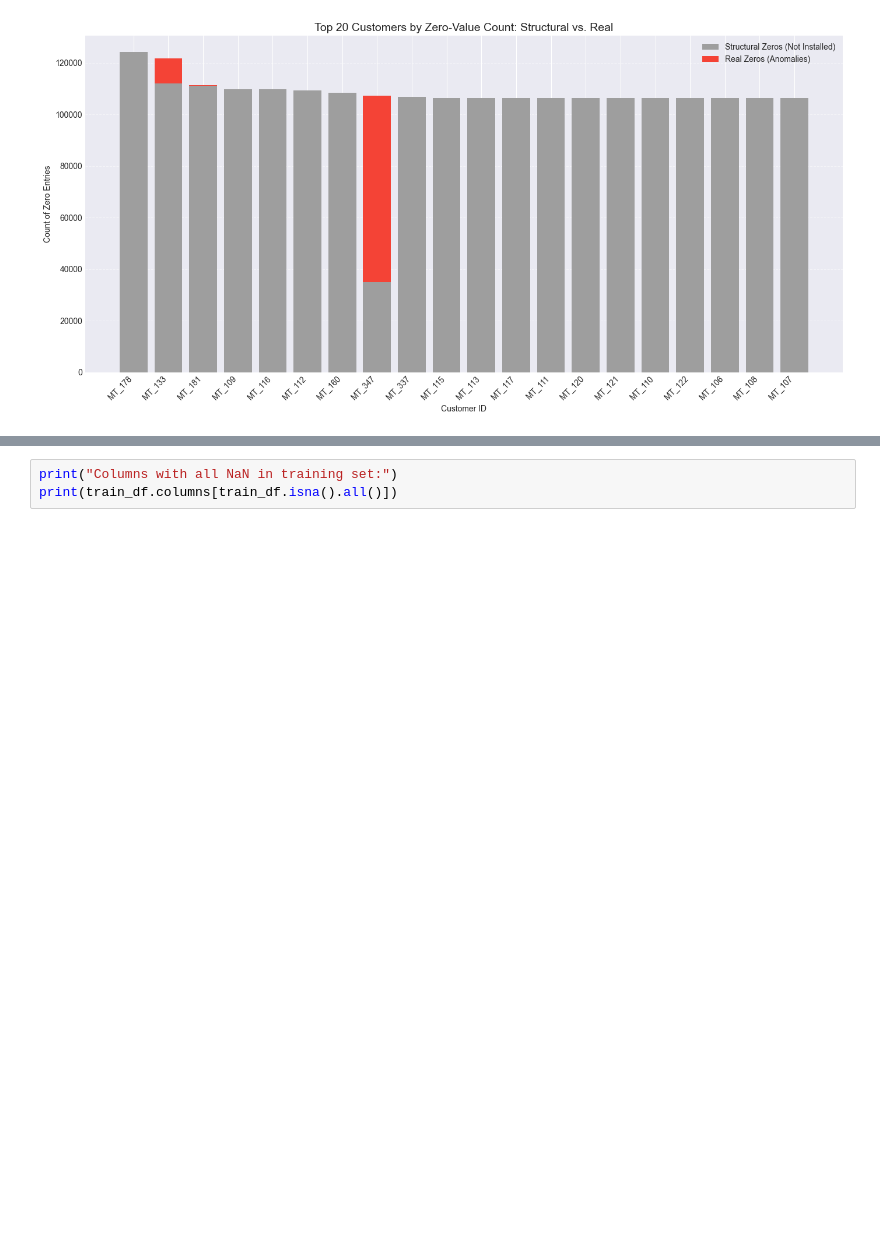
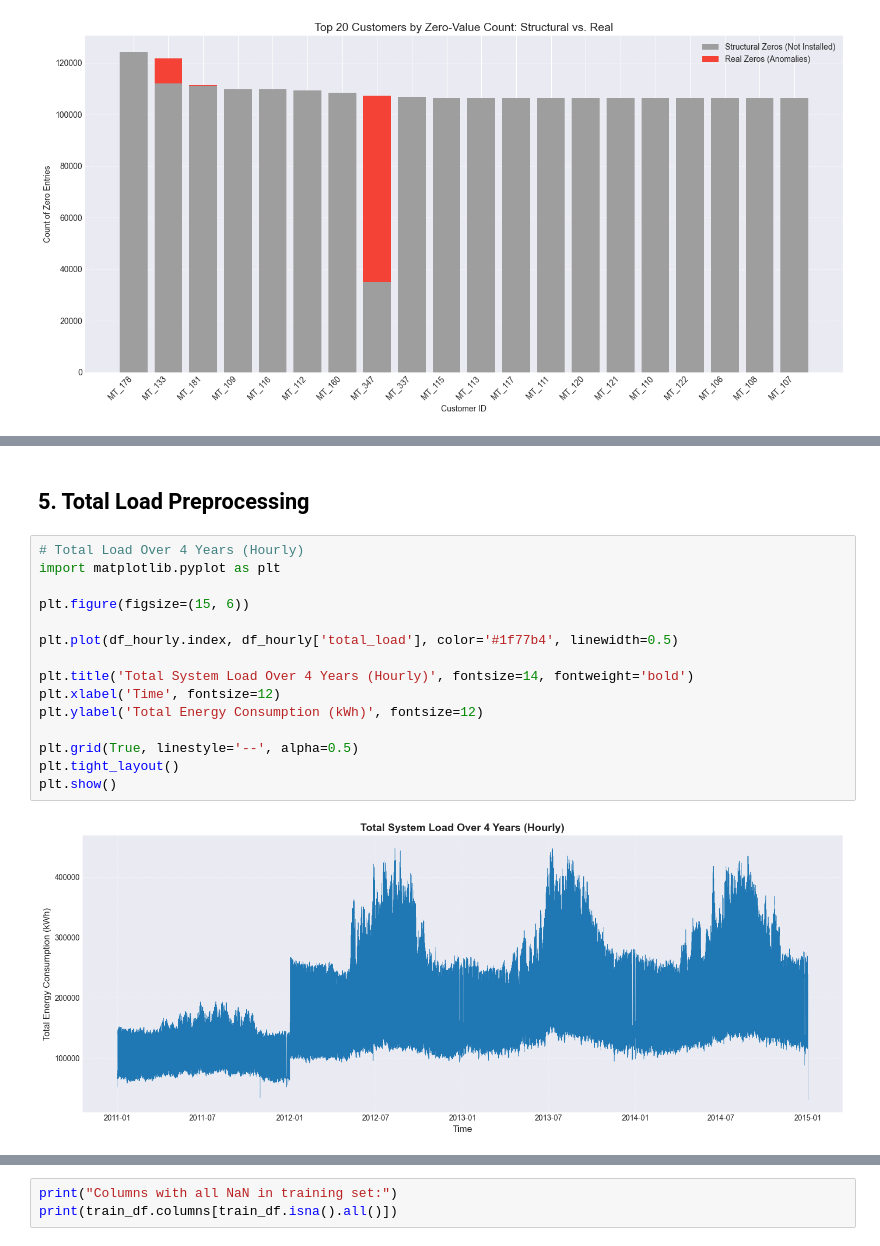
Before and after one commit to Dai-Nguyen1506/Electricity-Load-Diagrams, a Jupyter notebook: notebooks/03_preprocessing.ipynb, the cells around one changed output, grey strips where cells are left out. Drawn from its saved outputs; the diff is of its cells as text; blank space fills up the shorter version.

```diff
--- a/notebooks/03_preprocessing.ipynb
+++ b/notebooks/03_preprocessing.ipynb
@@ -171,0 +308,19 @@ Total Structural Zeros Removed: 9,958,262
+# %% [markdown]
+## 5. Total Load Preprocessing
+# %%
+# Total Load Over 4 Years (Hourly)
+import matplotlib.pyplot as plt
+
+plt.figure(figsize=(15, 6))
+
+plt.plot(df_hourly.index, df_hourly['total_load'], color='#1f77b4', linewidth=0.5)
+
+plt.title('Total System Load Over 4 Years (Hourly)', fontsize=14, fontweight='bold')
+plt.xlabel('Time', fontsize=12)
+plt.ylabel('Total Energy Consumption (kWh)', fontsize=12)
+
+plt.grid(True, linestyle='--', alpha=0.5)
+plt.tight_layout()
+plt.show()
+# %% [output]
+[figure, added]
```
Also changed, not shown: parts of 32 cells of this notebook.
